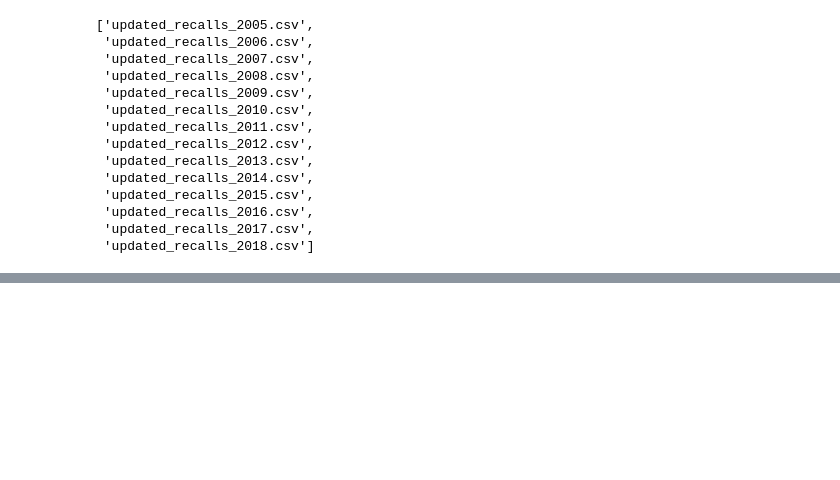
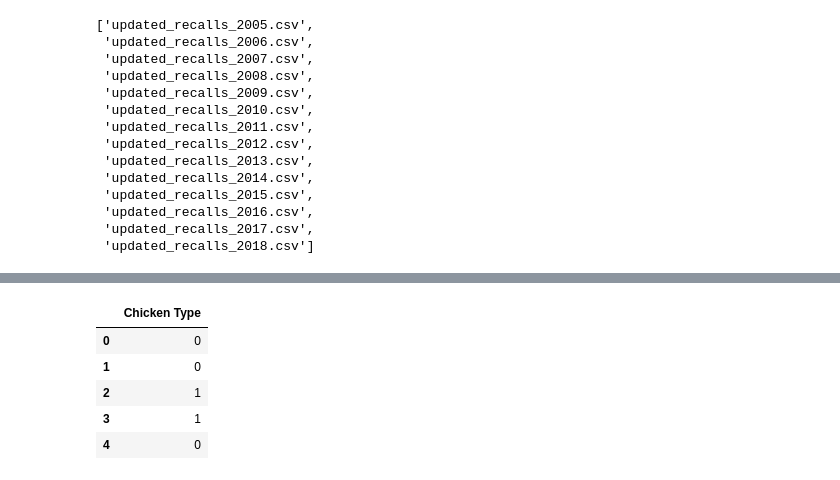
Before and after one commit to yemikifouly/food-recalls-analysis, a Jupyter notebook: data_cleaning_and_preparation.ipynb, the cells around one changed output, grey strips where cells are left out. Cells and saved outputs as stored; diff of their text form; code cells hidden in the pictures; blank space fills up the shorter version.

```diff
--- a/data_cleaning_and_preparation.ipynb
+++ b/data_cleaning_and_preparation.ipynb
@@ -634,0 +649,12 @@ for idx, (year, df) in enumerate(df_dict.items()):
+# %%
+chicken_pattern = r'chicken|poultry'
+recalls_chicken = pd.DataFrame(recalls['Product'].str.contains(chicken_pattern, flags=re.I).astype('int64'))
+recalls_chicken = recalls_chicken.rename({'Product': 'Chicken Type'}, axis=1)
+recalls_chicken.head()
+# %% [output]
+|  | Chicken Type |
+| 0 | 0 |
+| 1 | 0 |
+| 2 | 1 |
+| 3 | 1 |
+| 4 | 0 |
```
Also changed, not shown: parts of 6 cells of this notebook.
